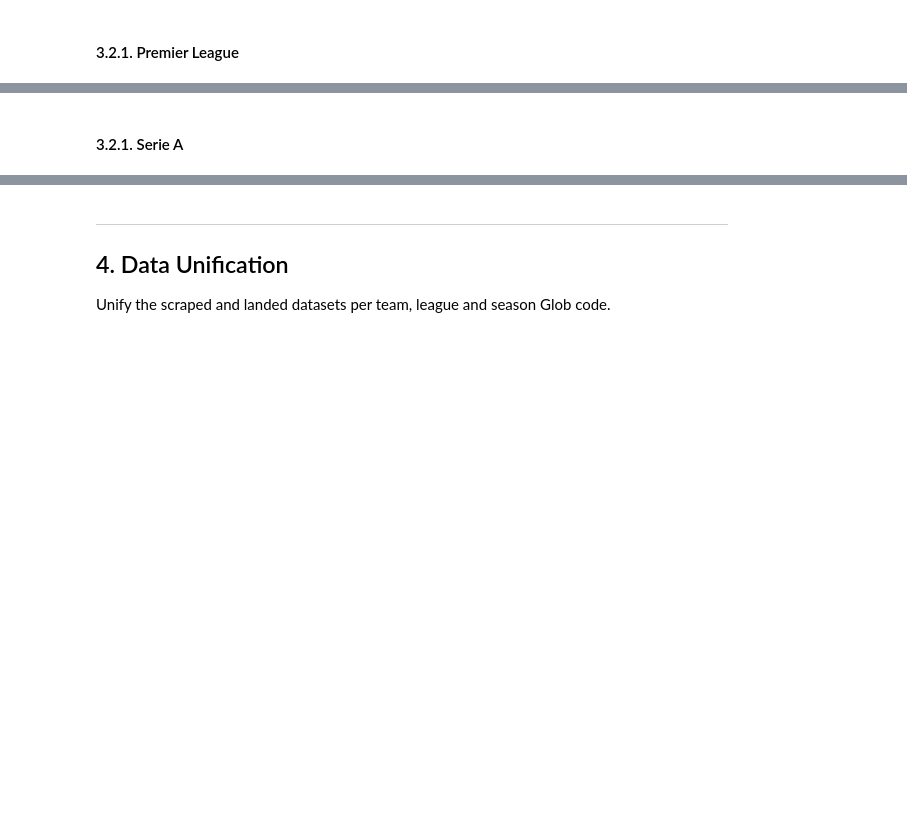
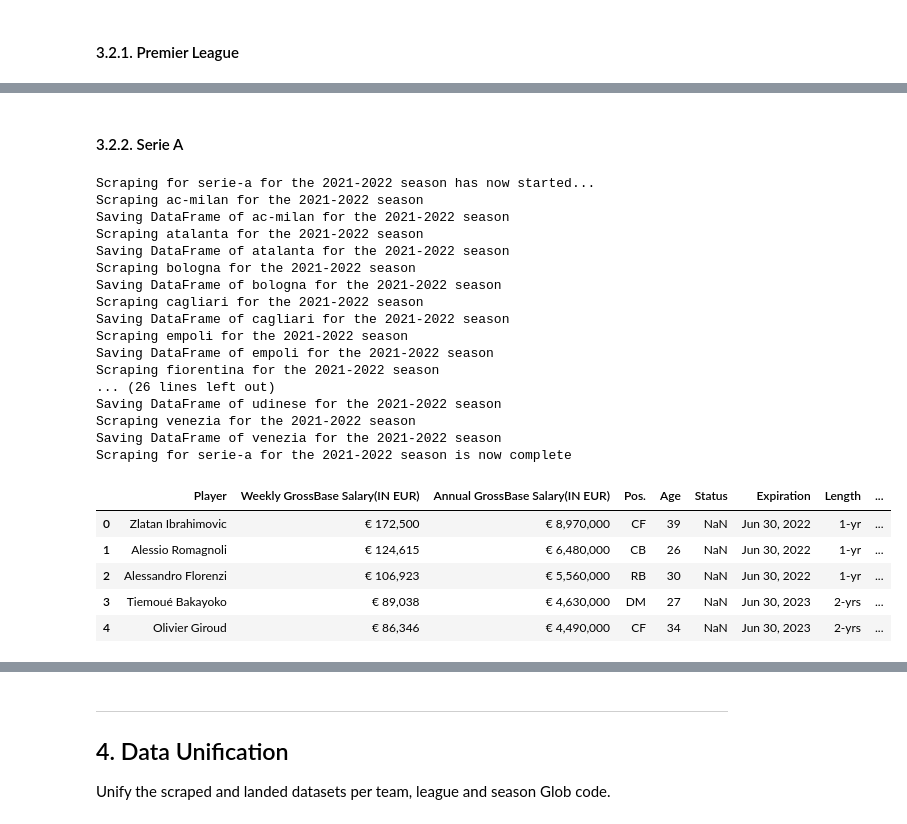
Before and after one commit to eddwebster/football_analytics, a Jupyter notebook: notebooks/1_data_scraping/Capology Player Salary Web Scraping.ipynb, the cells around one changed output, grey strips where cells are left out. Drawn from its saved outputs; the diff is of its cells as text; code cells hidden in the pictures; blank space fills up the shorter version.

```diff
--- a/notebooks/1_data_scraping/Capology Player Salary Web Scraping.ipynb
+++ b/notebooks/1_data_scraping/Capology Player Salary Web Scraping.ipynb
@@ -246,6 +252,11 @@ lst_teams_sa_1920 = ['ac-milan', 'atalanta', 'bologna', 'brescia', 'cagliari', '
 lst_teams_sa_2021 = ['ac-milan', 'atalanta', 'benevento', 'bologna', 'cagliari', 'crotone', 'fiorentina',
                      'genoa', 'hellas-verona', 'inter-milan', 'juventus', 'lazio', 'napoli', 'parma', 'roma',
                      'sampdoria', 'sassuolo', 'spezia', 'torino', 'udinese']
+
+## 2021-2022 Serie A
+lst_teams_sa_2122 = ['ac-milan', 'atalanta', 'bologna', 'cagliari', 'empoli', 'fiorentina',
+                     'genoa', 'hellas-verona', 'inter-milan', 'juventus', 'lazio', 'napoli', 'roma', 'salernitana',
+                     'sampdoria', 'sassuolo', 'spezia', 'torino', 'udinese', 'venezia']
 # %%
 # La Liga
 
@@ -677,6 +910,36 @@ df_players_all = scrape_capology_season_prev(lst_teams_pl_1617, '2016-2017', 'pr
 ## Display DataFrame
 df_players_all.head()
 # %% [markdown]
-#### <a id='#section3.2.1'>3.2.1. Serie A
+#### <a id='#section3.2.2'>3.2.2. Serie A
+# %%
+# Create DataFrame using 'scrape_capology_season' function, include - 1) List of teams (e.g. lst_teams_pl_2021), 2) Season (e.g. 2020-2021), 3) Competition (e.g. premier-league)
+df_players_all = scrape_capology_season_current(lst_teams_sa_2122, '2021-2022', 'serie-a')
+
+## Display DataFrame
+df_players_all.head()
+# %% [output]
+Scraping for serie-a for the 2021-2022 season has now started...
+Scraping ac-milan for the 2021-2022 season
+Saving DataFrame of ac-milan for the 2021-2022 season
+Scraping atalanta for the 2021-2022 season
+Saving DataFrame of atalanta for the 2021-2022 season
+Scraping bologna for the 2021-2022 season
+Saving DataFrame of bologna for the 2021-2022 season
+Scraping cagliari for the 2021-2022 season
+Saving DataFrame of cagliari for the 2021-2022 season
+Scraping empoli for the 2021-2022 season
+Saving DataFrame of empoli for the 2021-2022 season
+Scraping fiorentina for the 2021-2022 season
+... (26 lines left out)
+Saving DataFrame of udinese for the 2021-2022 season
+Scraping venezia for the 2021-2022 season
+Saving DataFrame of venezia for the 2021-2022 season
+Scraping for serie-a for the 2021-2022 season is now complete
+|  | Player | Weekly GrossBase Salary(IN EUR) | Annual GrossBase Salary(IN EUR) | Pos. | Age | Status | Expiration | Length | ... |
+| 0 | Zlatan Ibrahimovic | € 172,500 | € 8,970,000 | CF | 39 | NaN | Jun 30, 2022 | 1-yr | ... |
+| 1 | Alessio Romagnoli | € 124,615 | € 6,480,000 | CB | 26 | NaN | Jun 30, 2022 | 1-yr | ... |
+| 2 | Alessandro Florenzi | € 106,923 | € 5,560,000 | RB | 30 | NaN | Jun 30, 2022 | 1-yr | ... |
+| 3 | Tiemoué Bakayoko | € 89,038 | € 4,630,000 | DM | 27 | NaN | Jun 30, 2023 | 2-yrs | ... |
+| 4 | Olivier Giroud | € 86,346 | € 4,490,000 | CF | 34 | NaN | Jun 30, 2023 | 2-yrs | ... |
 # %%
 # Create DataFrame using 'scrape_capology_season' function, include - 1) List of teams (e.g. lst_teams_pl_2021), 2) Season (e.g. 2020-2021), 3) Competition (e.g. premier-league)
```
Also changed, not shown: parts of 46 cells of this notebook, 2 other files.
